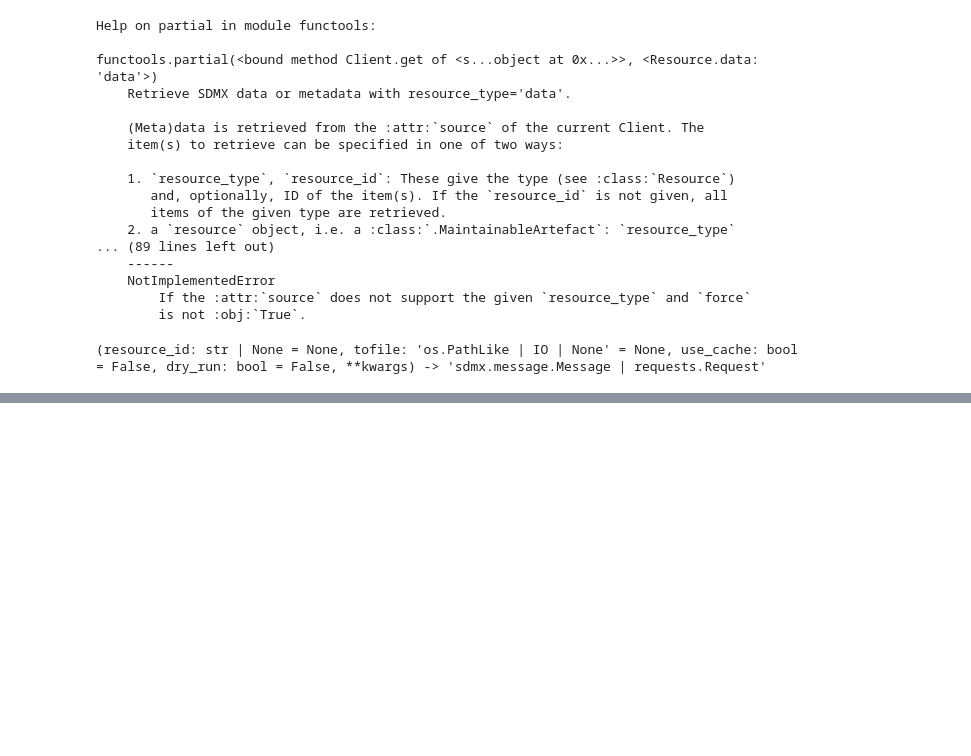
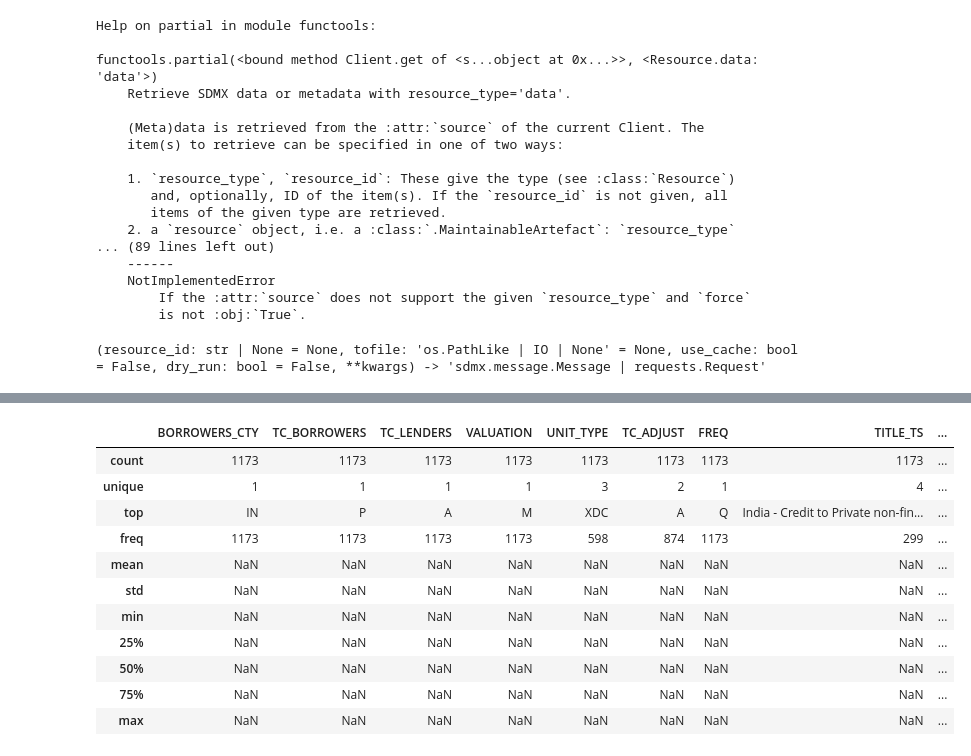
Before and after one commit to suprakashmukherjee/SDMX-Discovery, a Jupyter notebook: notebooks/D4_SDMX_Querying_Data.ipynb, the cells around one changed output, grey strips where cells are left out. Drawn from its saved outputs; the diff is of its cells as text; code cells hidden in the pictures; blank space fills up the shorter version.

Commit message:
complete end-to-end SDMX data retrieval pipeline - build SDMX queries and retrieve BIS data

```diff
--- a/notebooks/D4_SDMX_Querying_Data.ipynb
+++ b/notebooks/D4_SDMX_Querying_Data.ipynb
@@ -633,0 +997,28 @@ print(inspect.signature(client.data))
+# %%
+# ----------------------------------------------------
+# Convert Dataset to a DataFrame
+# ----------------------------------------------------
+
+rows = []
+
+for series_key, observations in dataset.series.items():
+
+    # Extract the series metadata
+    series_metadata = {
+        key: value.value
+        for key, value in series_key.values.items()
+    }
+
+    # Add one row per observation
+    for obs in observations:
+
+        row = series_metadata.copy()
+
+        row["TIME_PERIOD"] = obs.dimension["TIME_PERIOD"].value
+        row["OBS_VALUE"] = obs.value
+
+        rows.append(row)
+
+df = pd.DataFrame(rows)
+
+df.head()
@@ -633,0 +1049,8 @@ print(inspect.signature(client.data))
+# %%
+# ----------------------------------------------------
+# Convert Data Types
+# ----------------------------------------------------
+
+df["OBS_VALUE"] = pd.to_numeric(df["OBS_VALUE"])
+
+df.info()
@@ -633,0 +1077,19 @@ print(inspect.signature(client.data))
+# %%
+# ----------------------------------------------------
+# Summary Statistics
+# ----------------------------------------------------
+
+df.describe(include="all")
+# %% [output]
+|  | BORROWERS_CTY | TC_BORROWERS | TC_LENDERS | VALUATION | UNIT_TYPE | TC_ADJUST | FREQ | TITLE_TS | ... |
+| count | 1173 | 1173 | 1173 | 1173 | 1173 | 1173 | 1173 | 1173 | ... |
+| unique | 1 | 1 | 1 | 1 | 3 | 2 | 1 | 4 | ... |
+| top | IN | P | A | M | XDC | A | Q | India - Credit to Private non-fin... | ... |
+| freq | 1173 | 1173 | 1173 | 1173 | 598 | 874 | 1173 | 299 | ... |
+| mean | NaN | NaN | NaN | NaN | NaN | NaN | NaN | NaN | ... |
+| std | NaN | NaN | NaN | NaN | NaN | NaN | NaN | NaN | ... |
+| min | NaN | NaN | NaN | NaN | NaN | NaN | NaN | NaN | ... |
+| 25% | NaN | NaN | NaN | NaN | NaN | NaN | NaN | NaN | ... |
+| 50% | NaN | NaN | NaN | NaN | NaN | NaN | NaN | NaN | ... |
+| 75% | NaN | NaN | NaN | NaN | NaN | NaN | NaN | NaN | ... |
+| max | NaN | NaN | NaN | NaN | NaN | NaN | NaN | NaN | ... |
```
Also changed, not shown: parts of 26 cells of this notebook.
